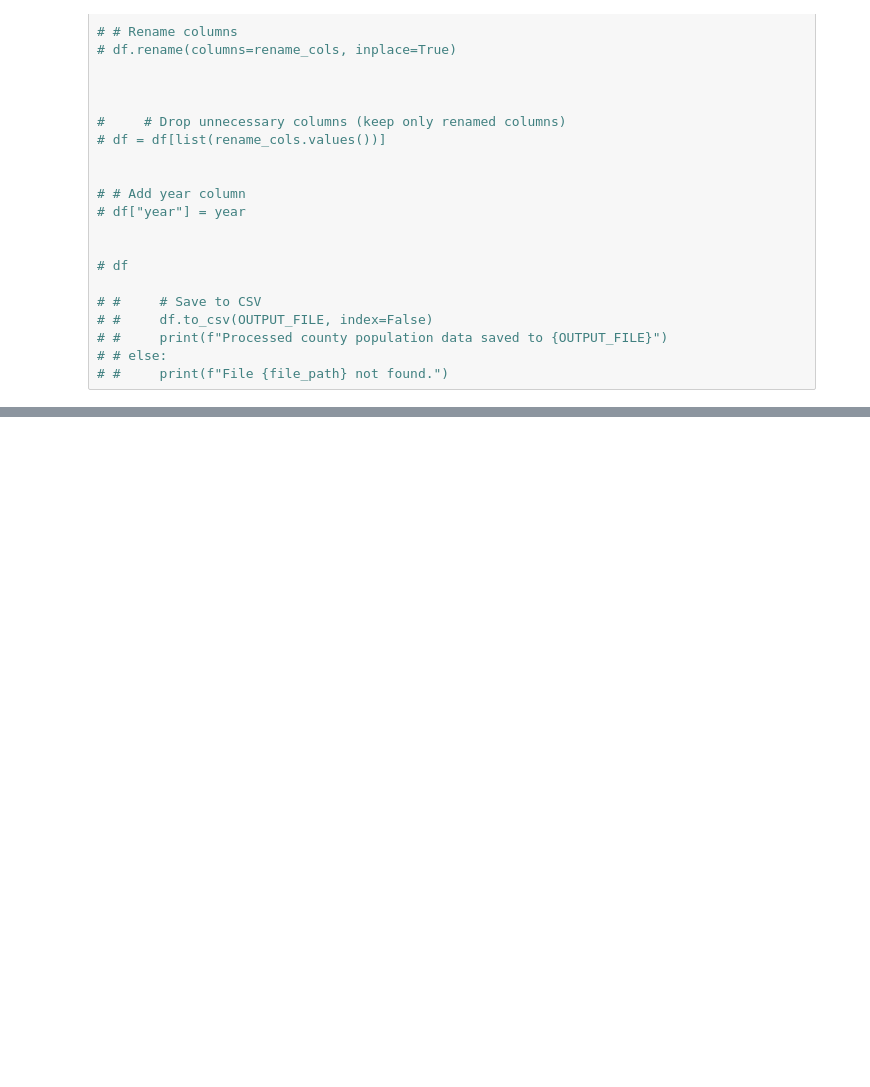
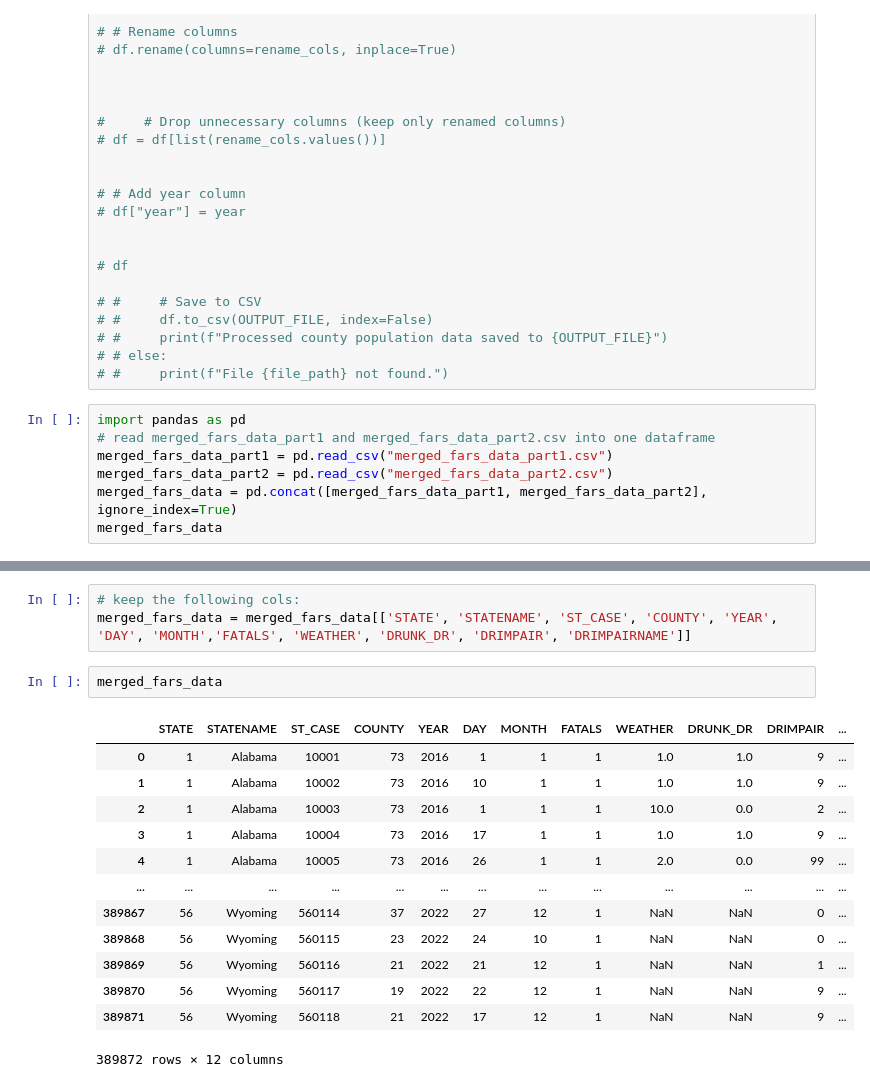
Before and after one commit to mheilner/AVBDiD, a Jupyter notebook: county_data.ipynb, the cells around one changed output, grey strips where cells are left out. Saved outputs shown, nothing was run; the diff lists cells and outputs as text; blank space fills up the shorter version.

Commit message:
Added population merged datasts

```diff
--- a/county_data.ipynb
+++ b/county_data.ipynb
@@ -185,3 +185,10 @@ year
 # #     print(f"Processed county population data saved to {OUTPUT_FILE}")
 # # else:
 # #     print(f"File {file_path} not found.")
+# %%
+import pandas as pd
+# read merged_fars_data_part1 and merged_fars_data_part2.csv into one dataframe
+merged_fars_data_part1 = pd.read_csv("merged_fars_data_part1.csv")
+merged_fars_data_part2 = pd.read_csv("merged_fars_data_part2.csv")
+merged_fars_data = pd.concat([merged_fars_data_part1, merged_fars_data_part2], ignore_index=True)
+merged_fars_data
@@ -187,0 +209,19 @@ year
+# %%
+# keep the following cols:
+merged_fars_data = merged_fars_data[['STATE', 'STATENAME', 'ST_CASE', 'COUNTY', 'YEAR', 'DAY', 'MONTH','FATALS', 'WEATHER', 'DRUNK_DR', 'DRIMPAIR', 'DRIMPAIRNAME']]
+# %%
+merged_fars_data
+# %% [output]
+|  | STATE | STATENAME | ST_CASE | COUNTY | YEAR | DAY | MONTH | FATALS | WEATHER | DRUNK_DR | DRIMPAIR | ... |
+| 0 | 1 | Alabama | 10001 | 73 | 2016 | 1 | 1 | 1 | 1.0 | 1.0 | 9 | ... |
+| 1 | 1 | Alabama | 10002 | 73 | 2016 | 10 | 1 | 1 | 1.0 | 1.0 | 9 | ... |
+| 2 | 1 | Alabama | 10003 | 73 | 2016 | 1 | 1 | 1 | 10.0 | 0.0 | 2 | ... |
+| 3 | 1 | Alabama | 10004 | 73 | 2016 | 17 | 1 | 1 | 1.0 | 1.0 | 9 | ... |
+| 4 | 1 | Alabama | 10005 | 73 | 2016 | 26 | 1 | 1 | 2.0 | 0.0 | 99 | ... |
+| ... | ... | ... | ... | ... | ... | ... | ... | ... | ... | ... | ... | ... |
+| 389867 | 56 | Wyoming | 560114 | 37 | 2022 | 27 | 12 | 1 | NaN | NaN | 0 | ... |
+| 389868 | 56 | Wyoming | 560115 | 23 | 2022 | 24 | 10 | 1 | NaN | NaN | 0 | ... |
+| 389869 | 56 | Wyoming | 560116 | 21 | 2022 | 21 | 12 | 1 | NaN | NaN | 1 | ... |
+| 389870 | 56 | Wyoming | 560117 | 19 | 2022 | 22 | 12 | 1 | NaN | NaN | 9 | ... |
+| 389871 | 56 | Wyoming | 560118 | 21 | 2022 | 17 | 12 | 1 | NaN | NaN | 9 | ... |
+389872 rows × 12 columns
```
Also changed, not shown: parts of 7 cells of this notebook, 2 other files.
